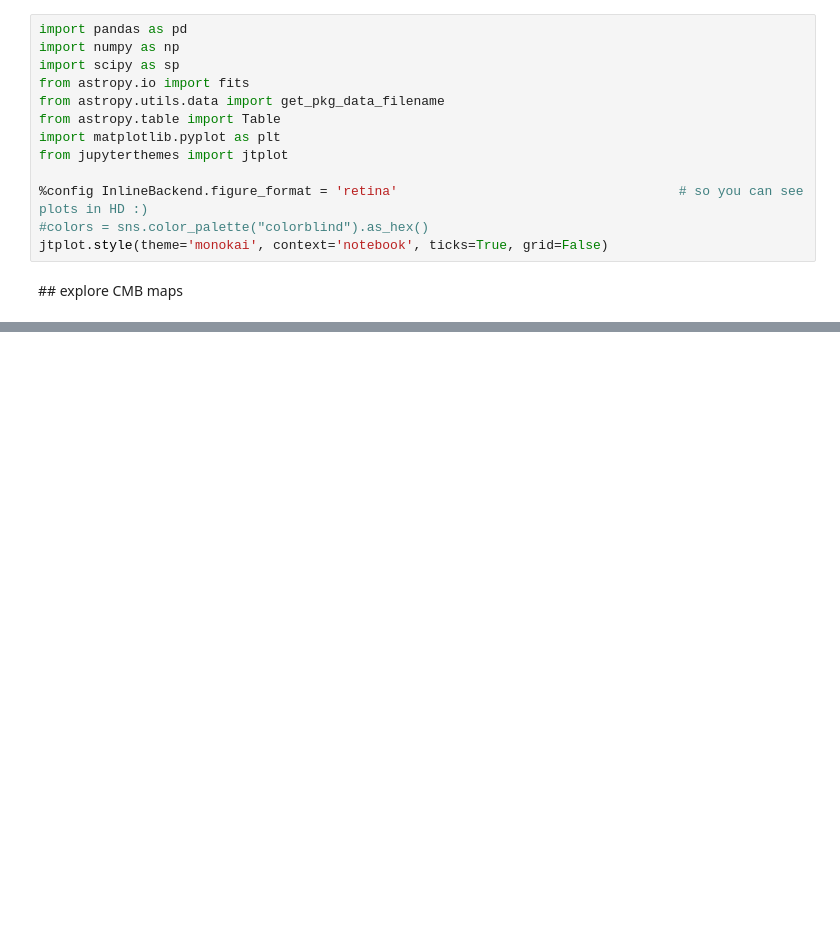
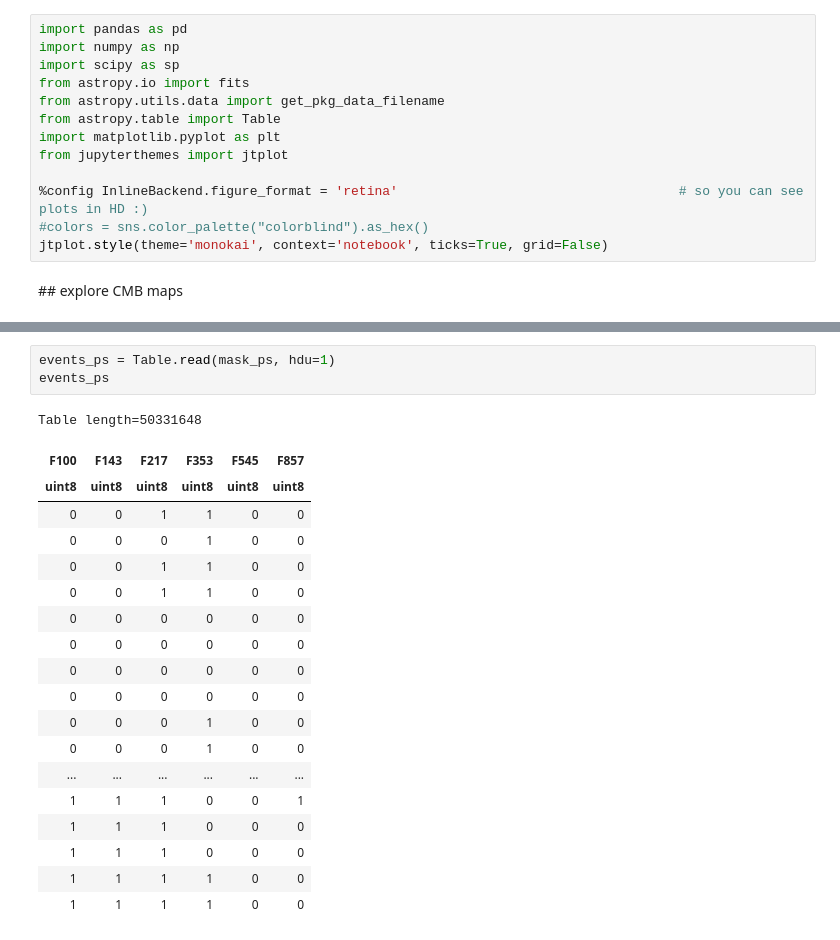
Before and after one commit to raul-bermejo/cmb_geometry, a Jupyter notebook: sandpit.ipynb, the cells around one changed output, grey strips where cells are left out. Drawn from its saved outputs; the diff is of its cells as text; blank space fills up the shorter version.

```diff
--- a/sandpit.ipynb
+++ b/sandpit.ipynb
@@ -73,0 +118,23 @@ print(np.max(test))
+# %%
+events_ps = Table.read(mask_ps, hdu=1)
+events_ps
+# %% [output]
+Table length=50331648
+| F100 | F143 | F217 | F353 | F545 | F857 |
+| uint8 | uint8 | uint8 | uint8 | uint8 | uint8 |
+| 0 | 0 | 1 | 1 | 0 | 0 |
+| 0 | 0 | 0 | 1 | 0 | 0 |
+| 0 | 0 | 1 | 1 | 0 | 0 |
+| 0 | 0 | 1 | 1 | 0 | 0 |
+| 0 | 0 | 0 | 0 | 0 | 0 |
+| 0 | 0 | 0 | 0 | 0 | 0 |
+| 0 | 0 | 0 | 0 | 0 | 0 |
+| 0 | 0 | 0 | 0 | 0 | 0 |
+| 0 | 0 | 0 | 1 | 0 | 0 |
+| 0 | 0 | 0 | 1 | 0 | 0 |
+| ... | ... | ... | ... | ... | ... |
+| 1 | 1 | 1 | 0 | 0 | 1 |
+| 1 | 1 | 1 | 0 | 0 | 0 |
+| 1 | 1 | 1 | 0 | 0 | 0 |
+| 1 | 1 | 1 | 1 | 0 | 0 |
+| 1 | 1 | 1 | 1 | 0 | 0 |
```
Also changed, not shown: parts of 10 cells of this notebook.
